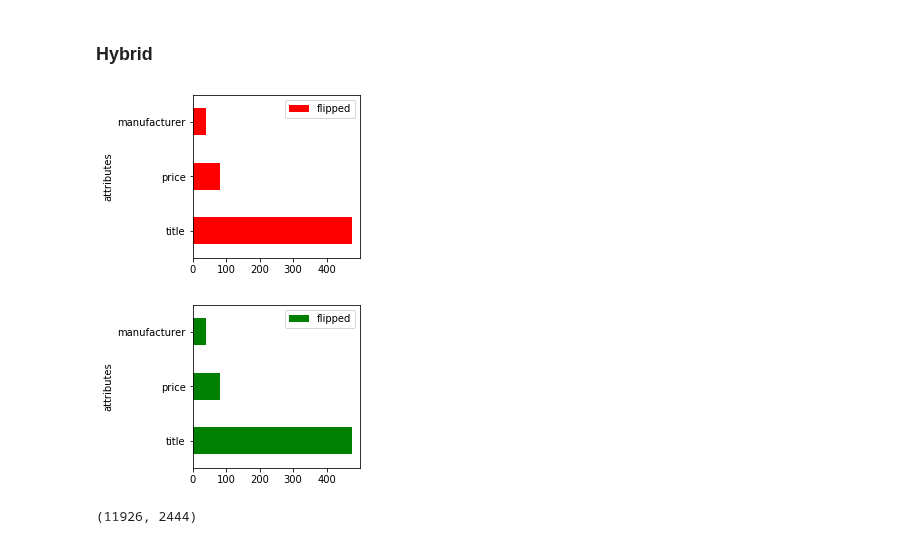
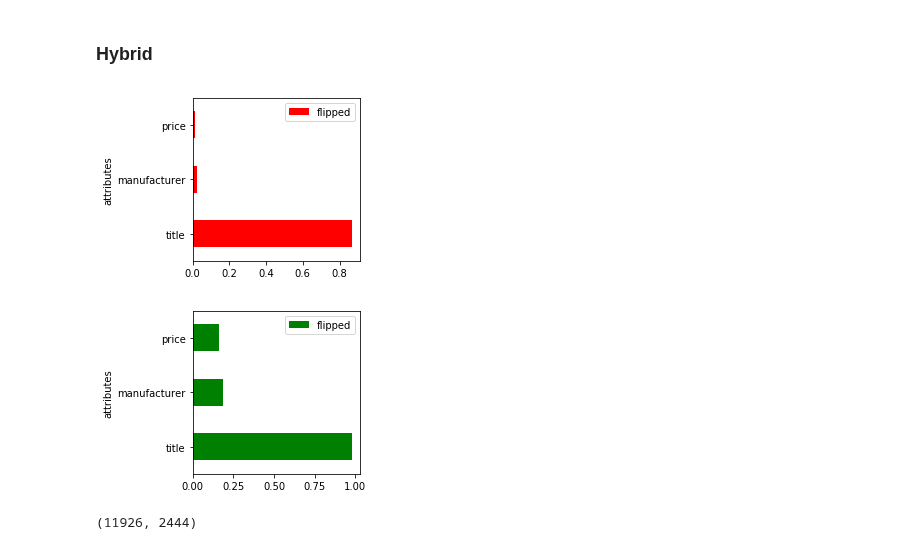
Before and after one commit to vincenzomartello/deepmatcher-experiments, a Jupyter notebook: Mojito2.ipynb, the cells around one changed output. Cells and saved outputs as stored; diff of their text form; code cells hidden in the pictures.

```diff
--- a/Mojito2.ipynb
+++ b/Mojito2.ipynb
@@ -545,9 +546,9 @@ google_hybrid = google_hybrid.to('cuda')
 # %%
 google_explainer_hybrid = Explainer(google_hybrid,[])
 # %%
-neg_rankings_google_hybrid,flippedNeg_hybrid_google = google_explainer_hybrid.getRankingsBlackBox(GOOGLE_DIR,
+neg_rankings_google_hybrid,flippedNeg_hybrid_google = google_explainer_hybrid.getRankingsBlackBox(GOOGLE_DIR,'merged_test.csv',
                                                                                                  0,2)
 # %%
-plot,negRank_hybrid = aggregateRankings(neg_rankings_google_hybrid,positive=False,maxLenAttributes=1)
+plot,negRank_hybrid = aggregateRankings(neg_rankings_google_hybrid,positive=False,maxLenAttributes=1,lenTriangles=522)
 # %% [output]
-[figure, old version]
+[figure, new version]
@@ -556,7 +558,7 @@ pos_rankings_google_hybrid,flipped_pos_hybrid_google =
 # %%
-plot,posRanking_hybrid = aggregateRankings(pos_rankings_google_hybrid,positive=True,maxLenAttributes=1)
+plot,posRanking_hybrid = aggregateRankings(pos_rankings_google_hybrid,positive=True,maxLenAttributes=1,lenTriangles=522)
 # %% [output]
-[figure, old version]
+[figure, new version]
 # %%
 extendedPos = pd.concat([flippedNeg_hybrid_google,notFlippedPos_hybrid_google],ignore_index=True)
 extendedNeg = pd.concat([flipped_pos_hybrid_google,notFlippedNeg_hybrid_google],ignore_index=True)
```
Also changed, not shown: parts of 20 cells of this notebook, 31 other files.
